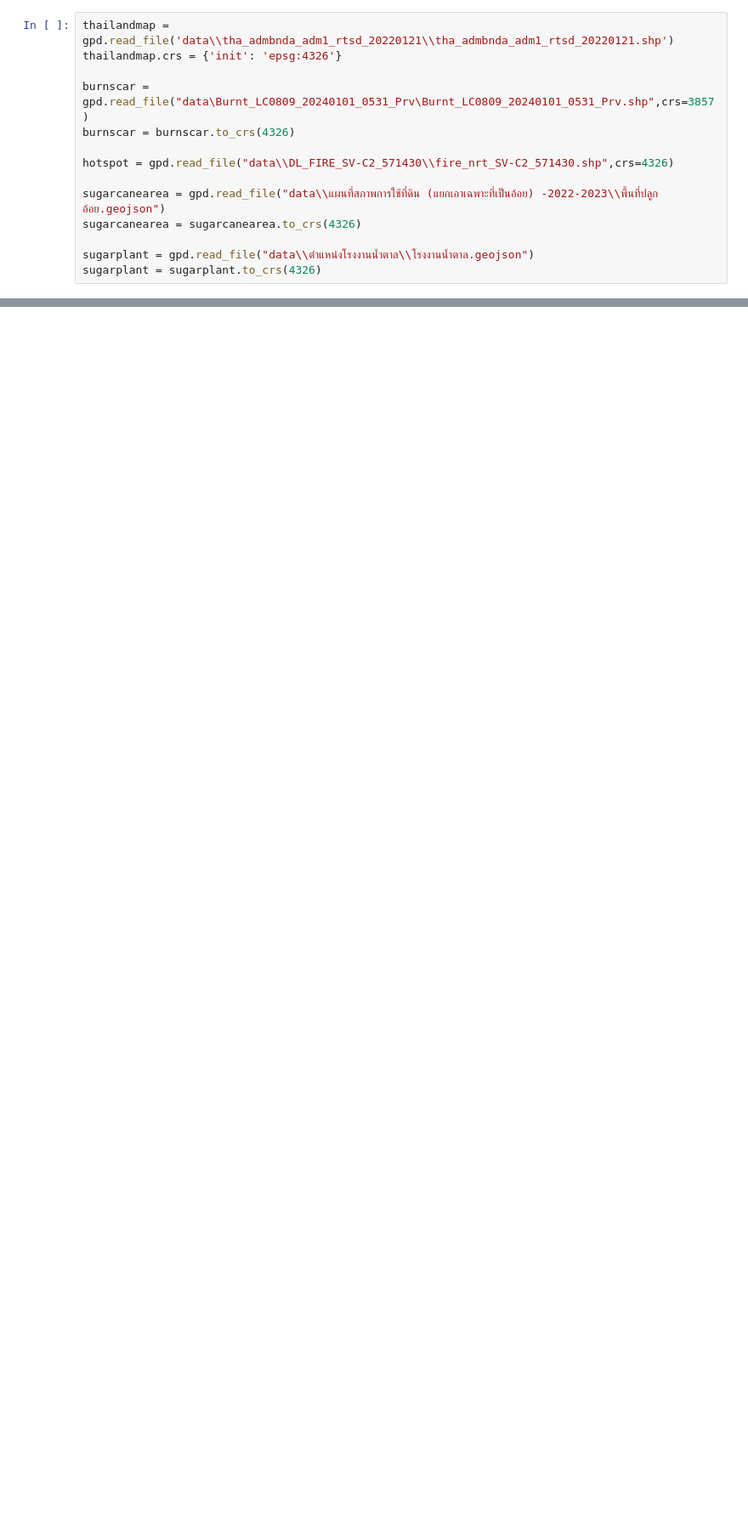
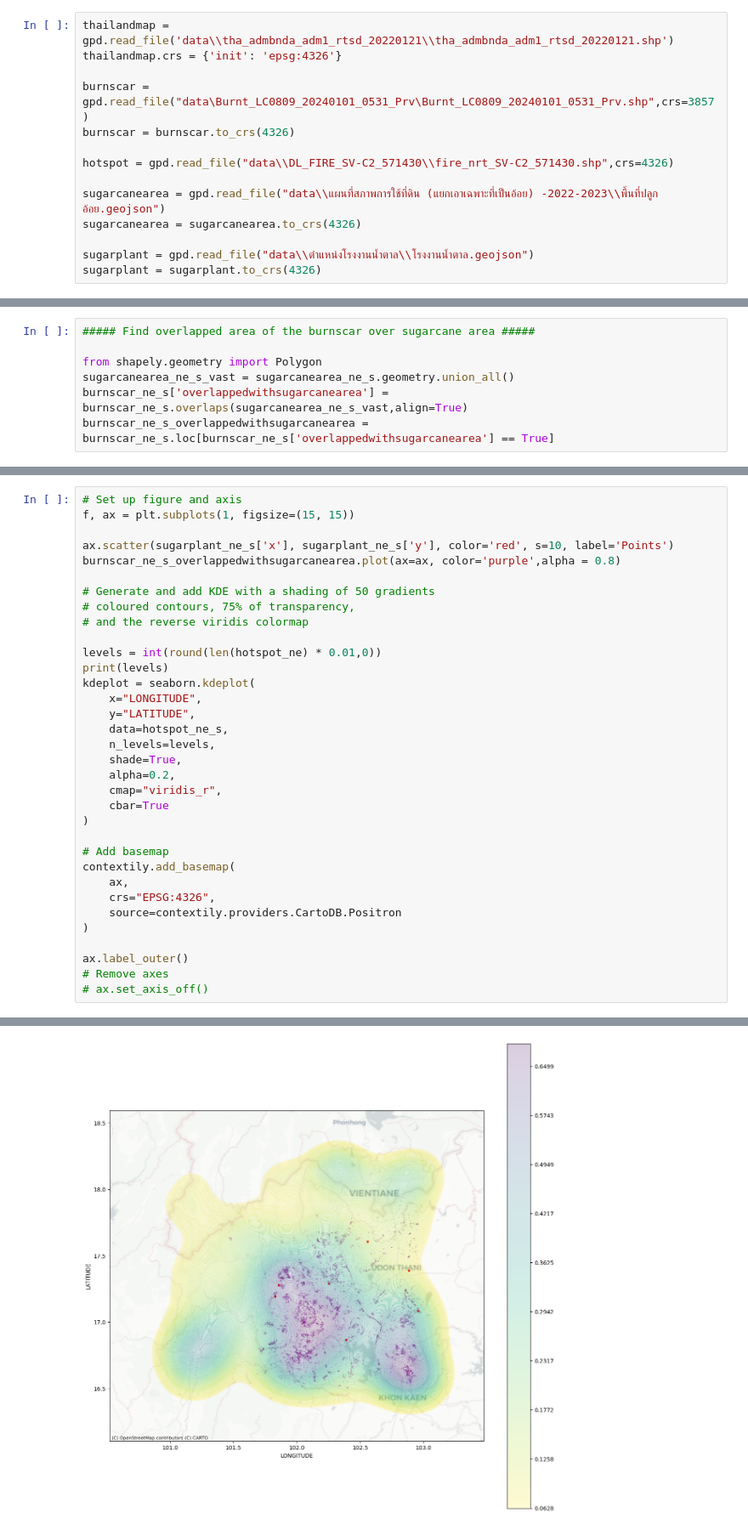
Before and after one commit to NarasetS/ESDA_Sugarcan_vs_Hotspot, a Jupyter notebook: ESDA.ipynb, the cells around one changed output, grey strips where cells are left out. Shown at 85% size. Cells and saved outputs as stored; diff of their text form; blank space fills up the shorter version.

```diff
--- a/ESDA.ipynb
+++ b/ESDA.ipynb
@@ -61,0 +168,7 @@ This will become an error in seaborn v0.14.0; please update your code.
+# %%
+##### Find overlapped area of the burnscar over sugarcane area #####
+
+from shapely.geometry import Polygon
+sugarcanearea_ne_s_vast = sugarcanearea_ne_s.geometry.union_all()
+burnscar_ne_s['overlappedwithsugarcanearea'] = burnscar_ne_s.overlaps(sugarcanearea_ne_s_vast,align=True)
+burnscar_ne_s_overlappedwithsugarcanearea = burnscar_ne_s.loc[burnscar_ne_s['overlappedwithsugarcanearea'] == True]
@@ -61,0 +181,35 @@ This will become an error in seaborn v0.14.0; please update your code.
+# %%
+# Set up figure and axis
+f, ax = plt.subplots(1, figsize=(15, 15))
+
+ax.scatter(sugarplant_ne_s['x'], sugarplant_ne_s['y'], color='red', s=10, label='Points')
+burnscar_ne_s_overlappedwithsugarcanearea.plot(ax=ax, color='purple',alpha = 0.8)
+
+# Generate and add KDE with a shading of 50 gradients
+# coloured contours, 75% of transparency,
+# and the reverse viridis colormap
+
+levels = int(round(len(hotspot_ne) * 0.01,0))
+print(levels)
+kdeplot = seaborn.kdeplot(
+    x="LONGITUDE",
+    y="LATITUDE",
+    data=hotspot_ne_s,
+    n_levels=levels,
+    shade=True,
+    alpha=0.2,
+    cmap="viridis_r",
+    cbar=True
+)
+
+# Add basemap
+contextily.add_basemap(
+    ax,
+    crs="EPSG:4326",
+    source=contextily.providers.CartoDB.Positron
+)
+
+ax.label_outer()
+# Remove axes
+# ax.set_axis_off()
+# %% [output]
@@ -61,0 +221 @@ This will become an error in seaborn v0.14.0; please update your code.
+[figure, added]
```
Also changed, not shown: parts of 7 cells of this notebook, 1 other file.
